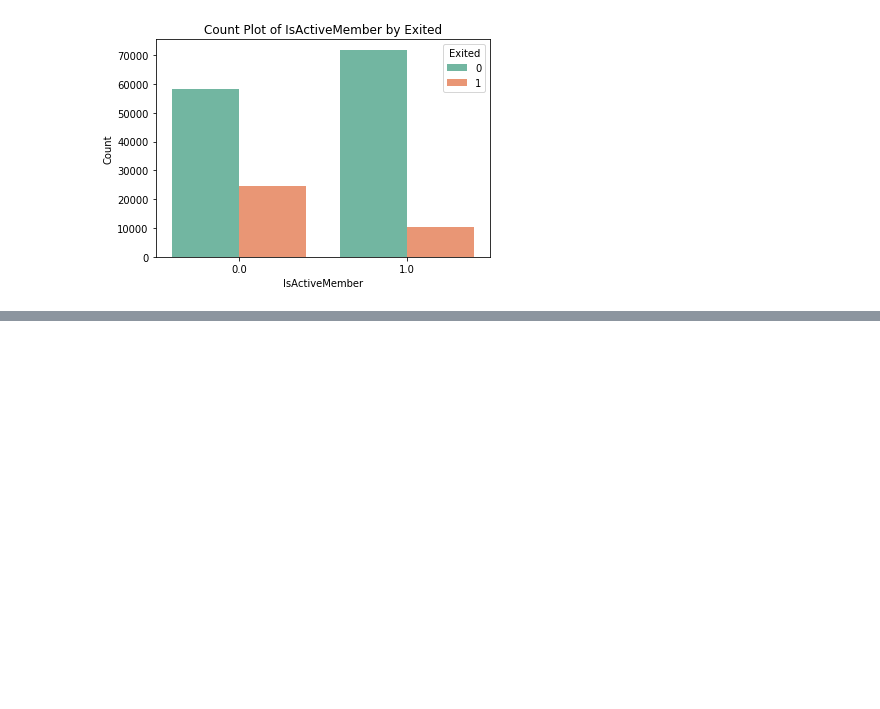
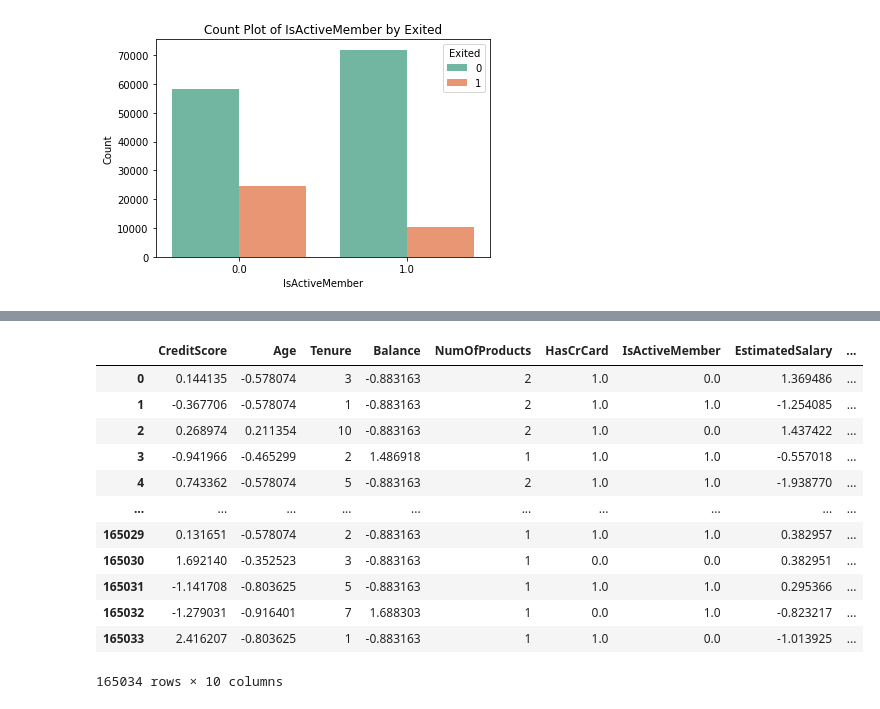
Before and after one commit to IamTingYi/KaggleCompetition, a Jupyter notebook: Binary_Classification_with_a_Bank_Churn_Dataset.ipynb, the cells around one changed output, grey strips where cells are left out. Drawn from its saved outputs; the diff is of its cells as text; code cells hidden in the pictures; blank space fills up the shorter version.

```diff
--- a/Binary_Classification_with_a_Bank_Churn_Dataset.ipynb
+++ b/Binary_Classification_with_a_Bank_Churn_Dataset.ipynb
@@ -232,0 +266,4 @@ for var in categorical_vars:
+# %%
+train_df = pd.read_csv("train.csv")
+test_df = pd.read_csv("test.csv")
+train_df.head()
@@ -232,0 +277,4 @@ for var in categorical_vars:
+# %%
+test_df = test_df.drop(columns = ['id','CustomerId','Surname','Geography'])
+train_df = train_df.drop(columns = ['id','CustomerId','Surname','Geography'])
+train_df.head()
@@ -232,0 +290,7 @@ for var in categorical_vars:
+# %%
+#定義要標準化的連續變數
+num_features = ['CreditScore', 'Age', 'Balance', 'EstimatedSalary']
+#標準化連續變數
+scaler = StandardScaler()
+train_df[num_features] = scaler.fit_transform(train_df[num_features])
+train_df[num_features]
@@ -232,0 +311,19 @@ for var in categorical_vars:
+# %%
+#創建新變數IsMale(Gender轉換)，並刪除Gender
+train_df['IsMale'] = train_df['Gender'].apply(lambda x: 1 if x == 'Male' else 0)
+train_df = train_df.drop('Gender', axis = 1)
+train_df
+# %% [output]
+|  | CreditScore | Age | Tenure | Balance | NumOfProducts | HasCrCard | IsActiveMember | EstimatedSalary | ... |
+| 0 | 0.144135 | -0.578074 | 3 | -0.883163 | 2 | 1.0 | 0.0 | 1.369486 | ... |
+| 1 | -0.367706 | -0.578074 | 1 | -0.883163 | 2 | 1.0 | 1.0 | -1.254085 | ... |
+| 2 | 0.268974 | 0.211354 | 10 | -0.883163 | 2 | 1.0 | 0.0 | 1.437422 | ... |
+| 3 | -0.941966 | -0.465299 | 2 | 1.486918 | 1 | 1.0 | 1.0 | -0.557018 | ... |
+| 4 | 0.743362 | -0.578074 | 5 | -0.883163 | 2 | 1.0 | 1.0 | -1.938770 | ... |
+| ... | ... | ... | ... | ... | ... | ... | ... | ... | ... |
+| 165029 | 0.131651 | -0.578074 | 2 | -0.883163 | 1 | 1.0 | 1.0 | 0.382957 | ... |
+| 165030 | 1.692140 | -0.352523 | 3 | -0.883163 | 1 | 0.0 | 0.0 | 0.382951 | ... |
+| 165031 | -1.141708 | -0.803625 | 5 | -0.883163 | 1 | 1.0 | 1.0 | 0.295366 | ... |
+| 165032 | -1.279031 | -0.916401 | 7 | 1.688303 | 1 | 0.0 | 1.0 | -0.823217 | ... |
+| 165033 | 2.416207 | -0.803625 | 1 | -0.883163 | 1 | 1.0 | 0.0 | -1.013925 | ... |
+165034 rows × 10 columns
```
Also changed, not shown: parts of 27 cells of this notebook.
